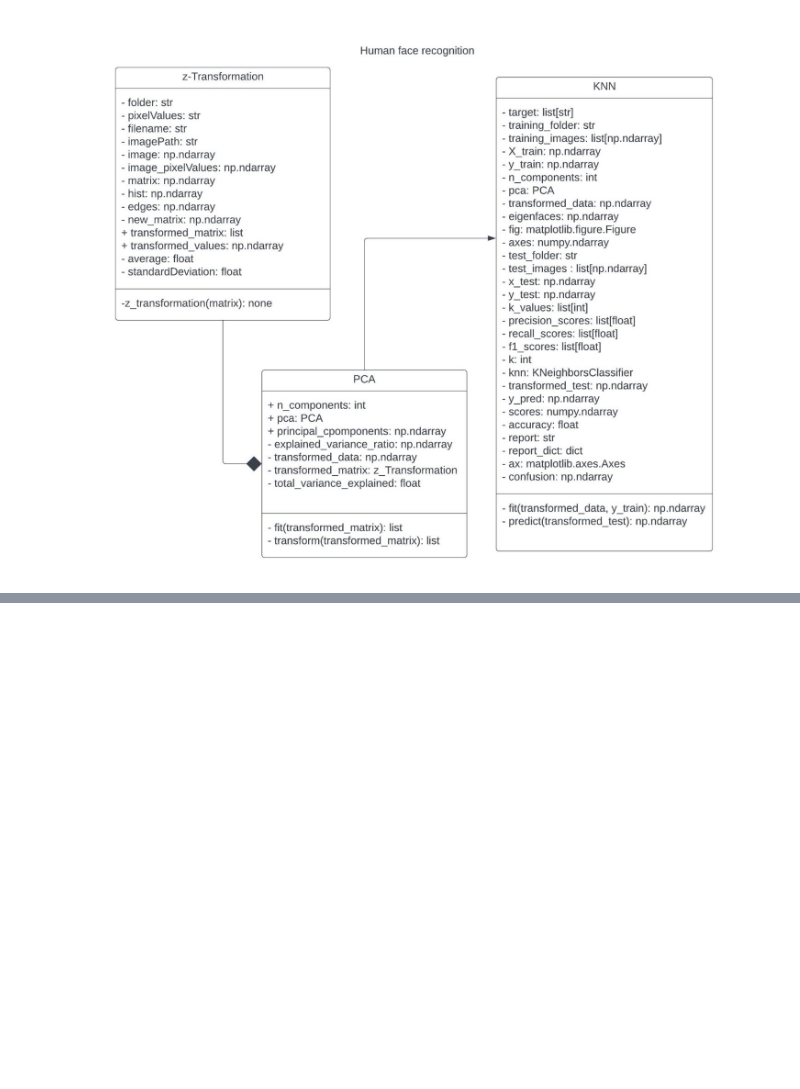
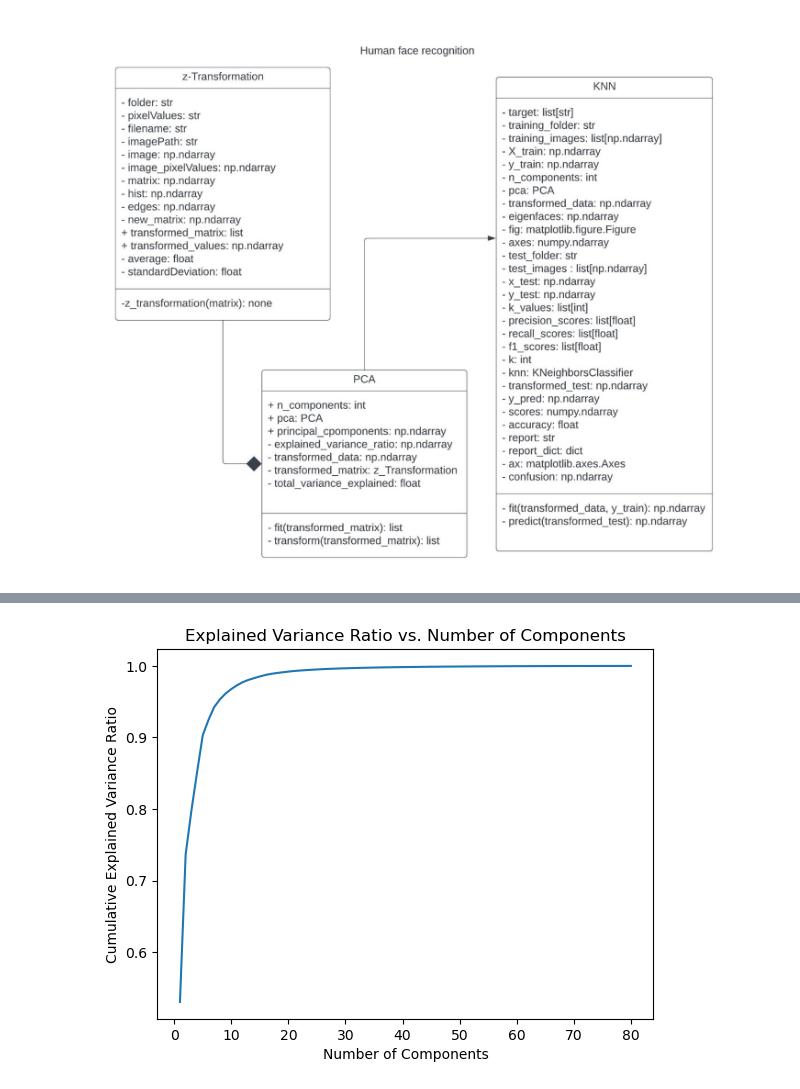
Before and after one commit to datascience-mobi-2023/topic01_team01, a Jupyter notebook: report2023.ipynb, the cells around one changed output, grey strips where cells are left out. Cells and saved outputs as stored; diff of their text form; code cells hidden in the pictures; blank space fills up the shorter version.

```diff
--- a/report2023.ipynb
+++ b/report2023.ipynb
@@ -87,0 +109,10 @@ display(Image(filename='pictures_for_report/UML Class Diagram.jpg'))
+# %%
+from PCA import n_components, explained_variance_ratio
+
+plt.plot(range(1, n_components + 1), np.cumsum(explained_variance_ratio))
+plt.xlabel('Number of Components')
+plt.ylabel('Cumulative Explained Variance Ratio')
+plt.title('Explained Variance Ratio vs. Number of Components')
+plt.show()
+# %% [output]
+[figure, added]
```
Also changed, not shown: parts of 12 cells of this notebook.
